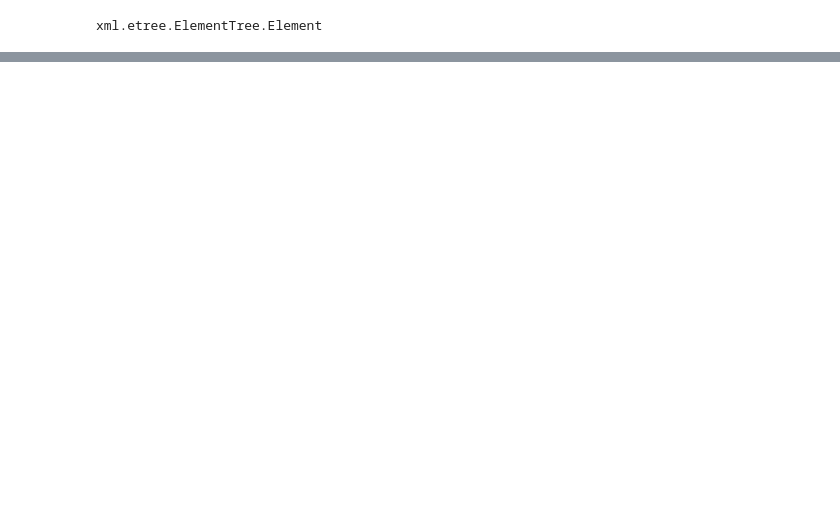
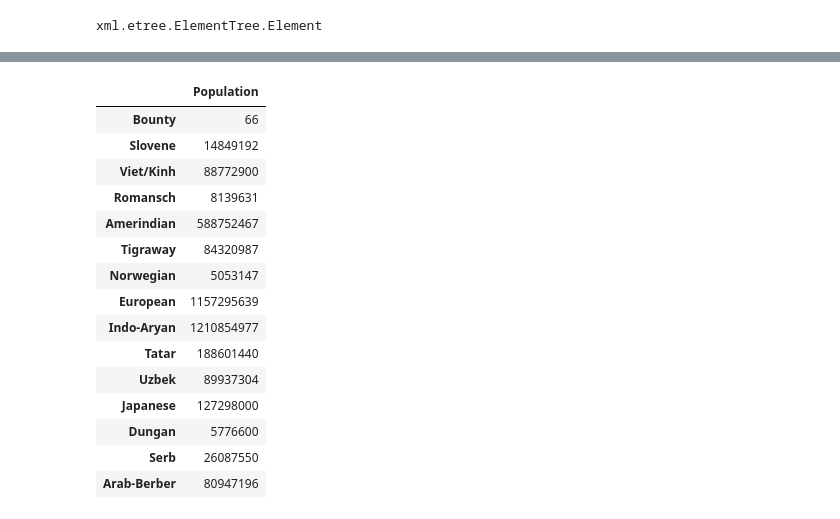
Before and after one commit to codyw826/Public-Projects, a Jupyter notebook: sliderule_dsi_xml_exercise.ipynb, the cells around one changed output, grey strips where cells are left out. Saved outputs shown, nothing was run; the diff lists cells and outputs as text; code cells hidden in the pictures; blank space fills up the shorter version.

```diff
--- a/sliderule_dsi_xml_exercise.ipynb
+++ b/sliderule_dsi_xml_exercise.ipynb
@@ -153,0 +268,21 @@ NameError: name 'country' is not defined
+# %%
+ethnic = pd.DataFrame.from_dict(edict, orient = 'index')
+ethnic.columns = ["Population"]
+ethnic.head(15)
+# %% [output]
+|  | Population |
+| Bounty | 66 |
+| Slovene | 14849192 |
+| Viet/Kinh | 88772900 |
+| Romansch | 8139631 |
+| Amerindian | 588752467 |
+| Tigraway | 84320987 |
+| Norwegian | 5053147 |
+| European | 1157295639 |
+| Indo-Aryan | 1210854977 |
+| Tatar | 188601440 |
+| Uzbek | 89937304 |
+| Japanese | 127298000 |
+| Dungan | 5776600 |
+| Serb | 26087550 |
+| Arab-Berber | 80947196 |
```
Also changed, not shown: parts of 9 cells of this notebook.
